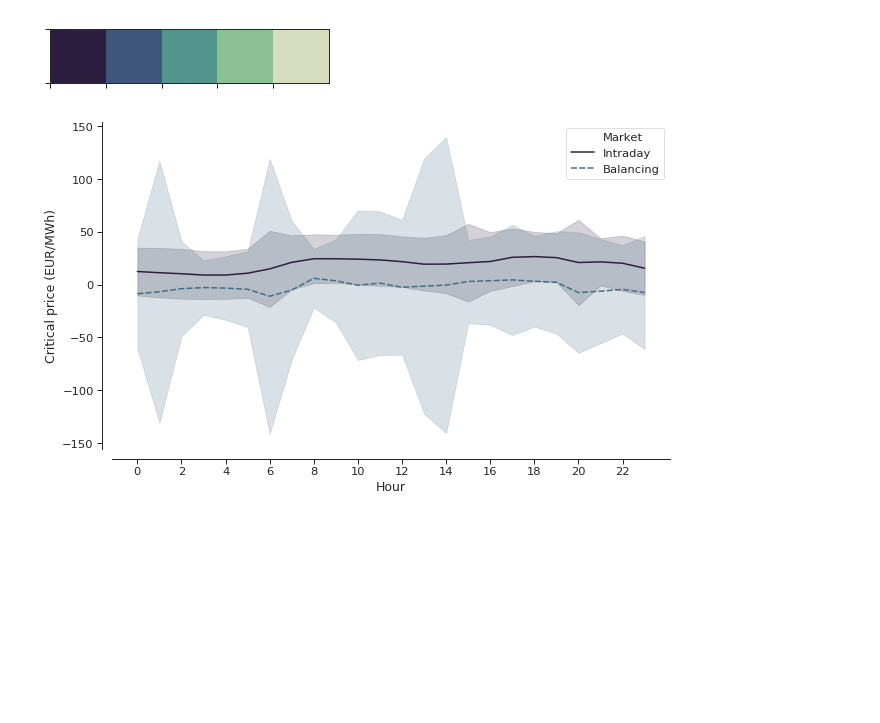
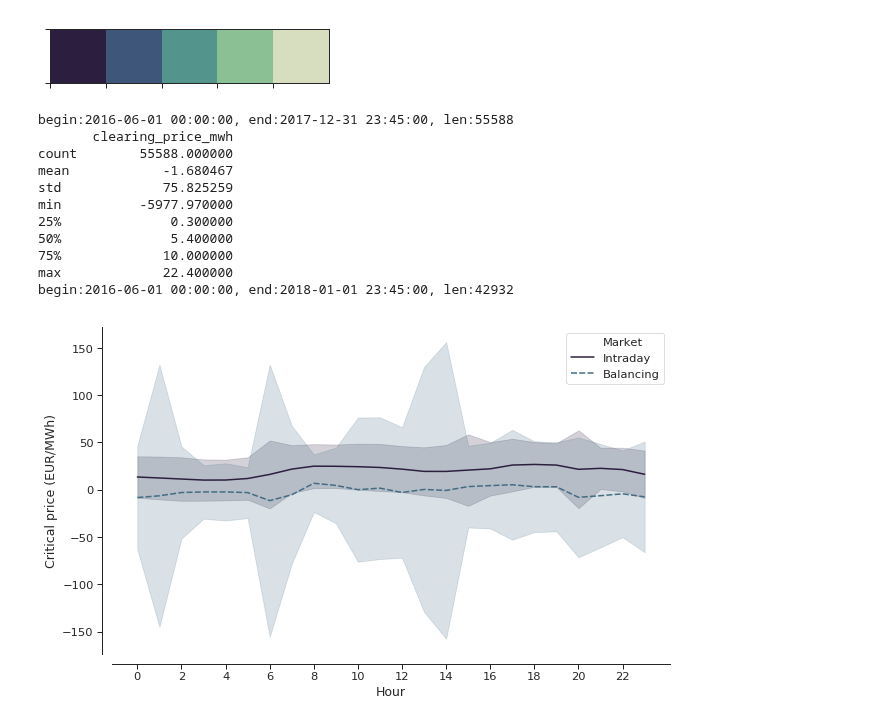
Before and after one commit to indyfree/FleetSim, a Jupyter notebook: notebooks/04-Intraday-Market.ipynb, the cells around one changed output. Drawn from its saved outputs; the diff is of its cells as text; code cells hidden in the pictures; blank space fills up the shorter version.

```diff
--- a/notebooks/04-Intraday-Market.ipynb
+++ b/notebooks/04-Intraday-Market.ipynb
@@ -58,23 +58,43 @@ sns.palplot(palette)
 # %% [output]
 [figure]
 # %%
+start = "2016-06-01"
+end = "2018-01-01"
+
 df_bal = load.balancing_prices()
+df_bal = df_bal.set_index("product_time")[start:end].reset_index()
+print("begin:{}, end:{}, len:{}".format(df_bal.iloc[0]["product_time"], df_bal.iloc[-1]["product_time"], len(df_bal)))
+print(df_bal.describe())
+
 df_in = load.intraday_prices()
+df_in = df_in.set_index("product_time")[start:end].reset_index()
+print("begin:{}, end:{}, len:{}".format(df_in.iloc[0]["product_time"], df_in.iloc[-1]["product_time"], len(df_in)))
 
 x = "Hour"
 var_name = "Market"
 value_name = "Critical price (EUR/MWh)"
 
 df_prices = df_in.merge(df_bal, on="product_time", how='outer')
 df_prices.columns = [x, "Intraday", "Balancing"]
 df_prices[x] = df_prices[x].dt.hour
 
 df_prices = pd.melt(df_prices, id_vars=x, var_name=var_name, value_name=value_name)
 
 sns.set_palette(sns.cubehelix_palette(4, start=.5, rot=-.75, reverse=True))
 sns.lineplot(x=x, y=value_name, hue=var_name, style=var_name, ci="sd", markers=False, data=df_prices)
 
 sns.despine(offset=10)
 plt.xticks(np.arange(0, 24, 2));
 # %% [output]
+begin:2016-06-01 00:00:00, end:2017-12-31 23:45:00, len:55588
+       clearing_price_mwh
+count        55588.000000
+mean            -1.680467
+std             75.825259
+min          -5977.970000
+25%              0.300000
+50%              5.400000
+75%             10.000000
+max             22.400000
+begin:2016-06-01 00:00:00, end:2018-01-01 23:45:00, len:42932
-[figure, old version]
+[figure, new version]
```
Also changed, not shown: 5 other files.
